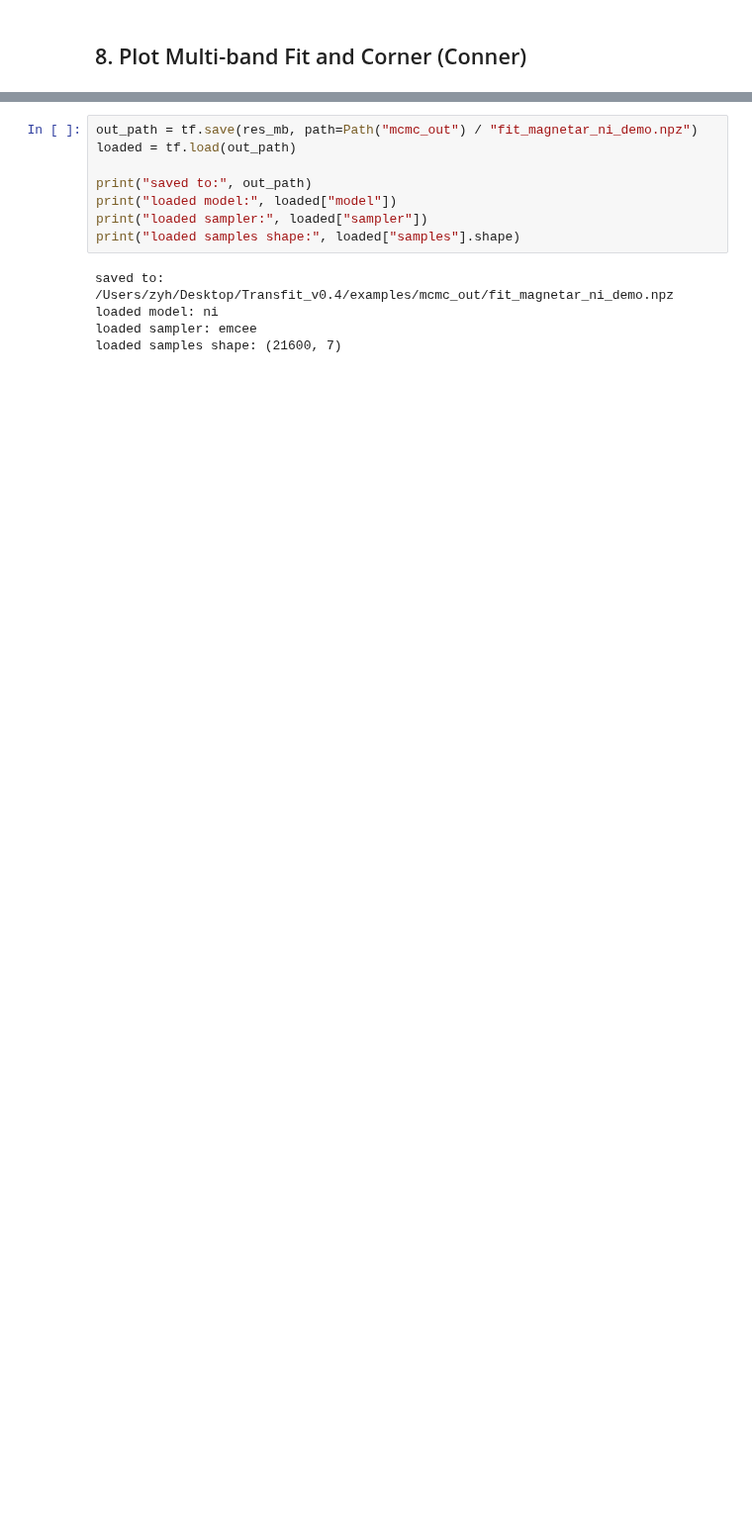
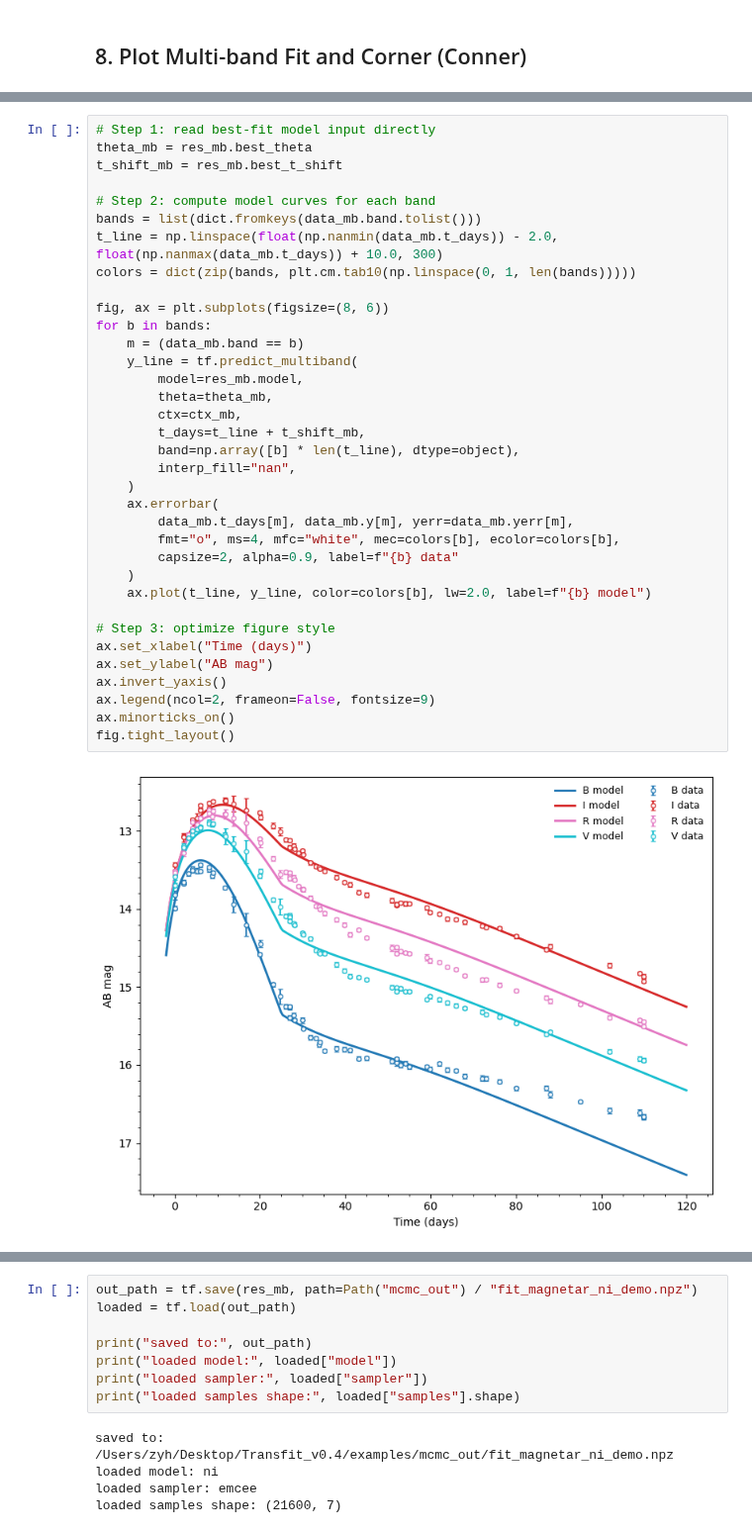
Before and after one commit to lijingyao123/TransFit, a Jupyter notebook: examples/tutorial.ipynb, the cells around one changed output, grey strips where cells are left out. Shown at 99% size. Saved outputs shown, nothing was run; the diff lists cells and outputs as text; blank space fills up the shorter version.

```diff
--- a/examples/tutorial.ipynb
+++ b/examples/tutorial.ipynb
@@ -463 +508,38 @@ tf.plot.corner(res_mb, max_points=10000)
+# %%
+# Step 1: read best-fit model input directly
+theta_mb = res_mb.best_theta
+t_shift_mb = res_mb.best_t_shift
+
+# Step 2: compute model curves for each band
+bands = list(dict.fromkeys(data_mb.band.tolist()))
+t_line = np.linspace(float(np.nanmin(data_mb.t_days)) - 2.0, float(np.nanmax(data_mb.t_days)) + 10.0, 300)
+colors = dict(zip(bands, plt.cm.tab10(np.linspace(0, 1, len(bands)))))
+
+fig, ax = plt.subplots(figsize=(8, 6))
+for b in bands:
+    m = (data_mb.band == b)
+    y_line = tf.predict_multiband(
+        model=res_mb.model,
+        theta=theta_mb,
+        ctx=ctx_mb,
+        t_days=t_line + t_shift_mb,
+        band=np.array([b] * len(t_line), dtype=object),
+        interp_fill="nan",
+    )
+    ax.errorbar(
+        data_mb.t_days[m], data_mb.y[m], yerr=data_mb.yerr[m],
+        fmt="o", ms=4, mfc="white", mec=colors[b], ecolor=colors[b],
+        capsize=2, alpha=0.9, label=f"{b} data"
+    )
+    ax.plot(t_line, y_line, color=colors[b], lw=2.0, label=f"{b} model")
+
+# Step 3: optimize figure style
+ax.set_xlabel("Time (days)")
+ax.set_ylabel("AB mag")
+ax.invert_yaxis()
+ax.legend(ncol=2, frameon=False, fontsize=9)
+ax.minorticks_on()
+fig.tight_layout()
+# %% [output]
+[figure, added]
 # %% [markdown]
```
Also changed, not shown: parts of 12 cells of this notebook, 1 other file.
